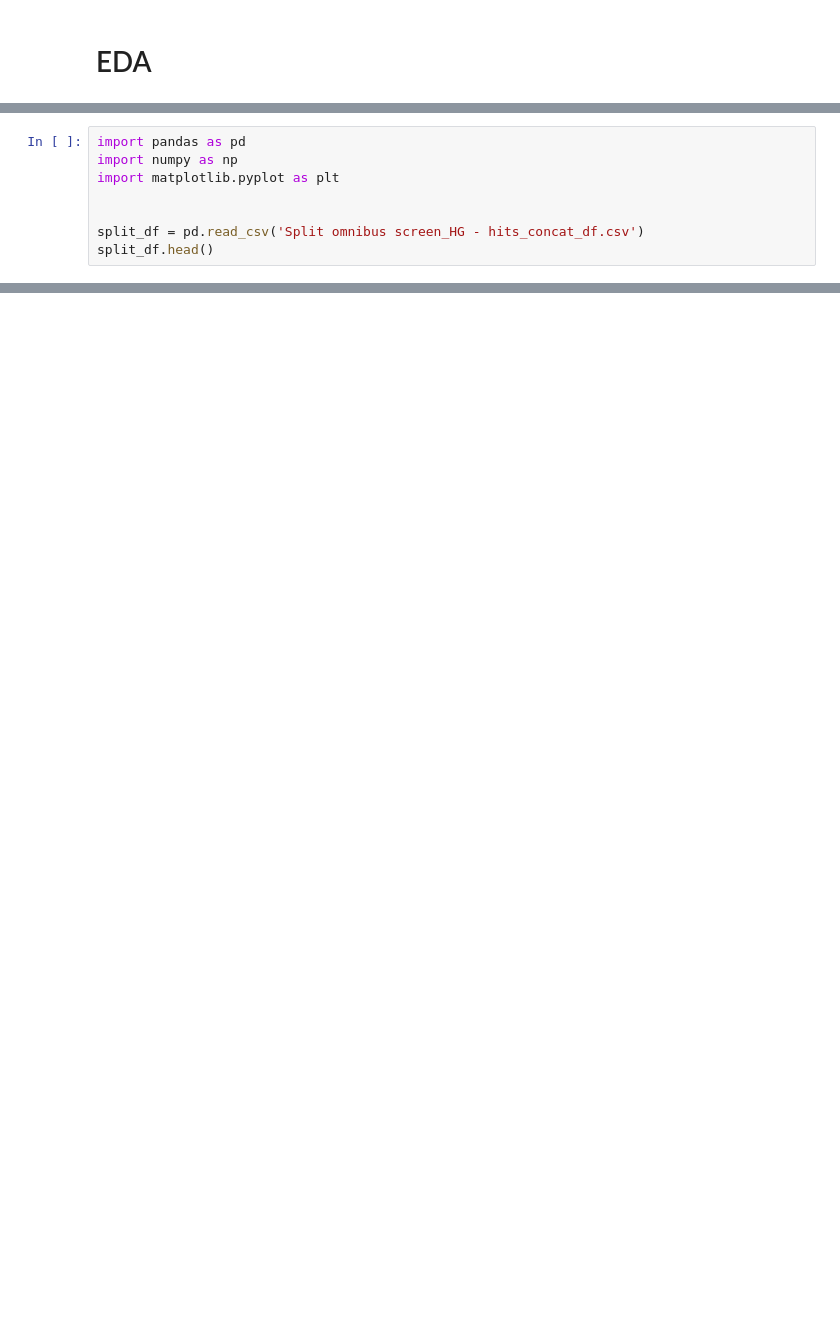
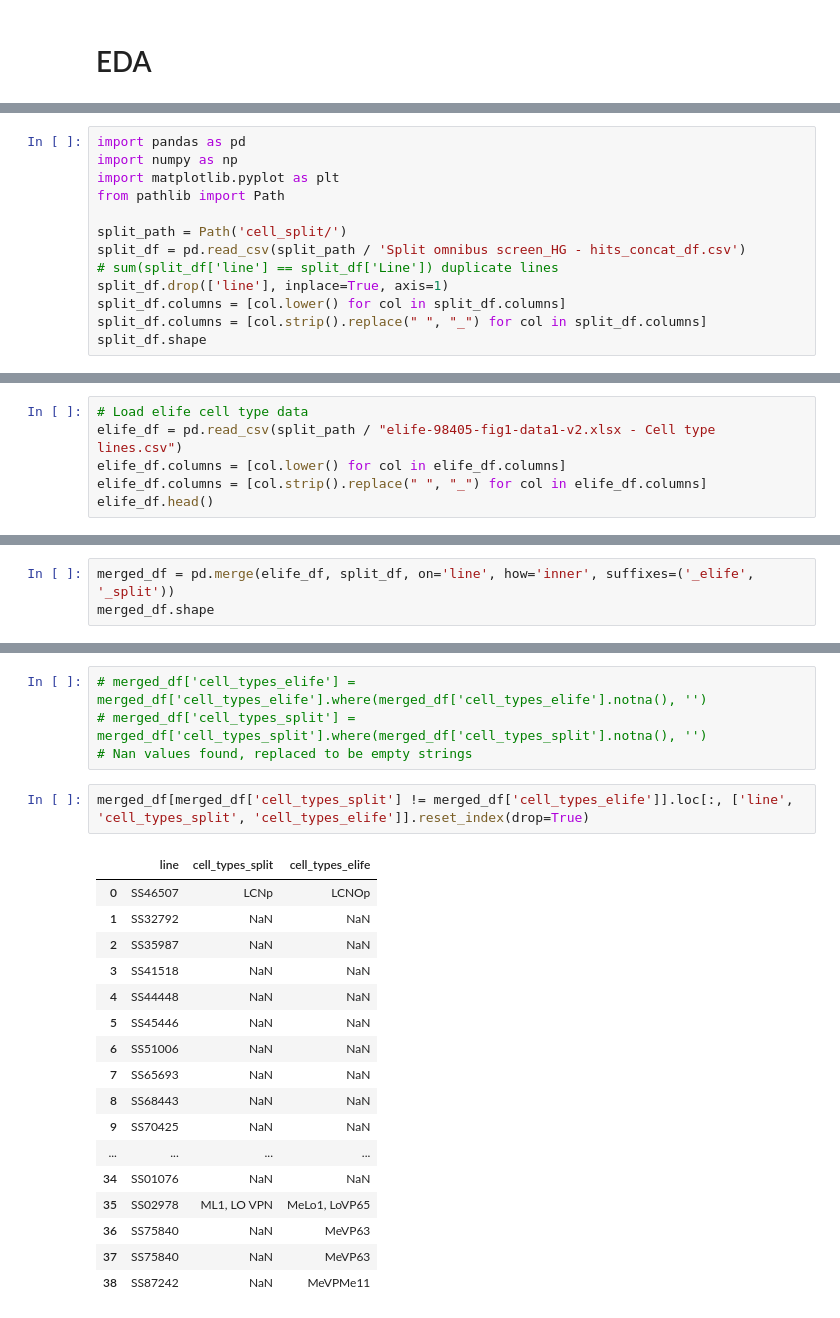
Before and after one commit to NovaBro/neuroinfo_fruitfly, a Jupyter notebook: eda.ipynb, the cells around one changed output, grey strips where cells are left out. Cells and saved outputs as stored; diff of their text form; blank space fills up the shorter version.

```diff
--- a/eda.ipynb
+++ b/eda.ipynb
@@ -7,8 +6,13 @@ run `s3_download_fast.sh`
 import pandas as pd
 import numpy as np
 import matplotlib.pyplot as plt
+from pathlib import Path
 
-
-split_df = pd.read_csv('Split omnibus screen_HG - hits_concat_df.csv')
-split_df.head()
+split_path = Path('cell_split/')
+split_df = pd.read_csv(split_path / 'Split omnibus screen_HG - hits_concat_df.csv')
+# sum(split_df['line'] == split_df['Line']) duplicate lines
+split_df.drop(['line'], inplace=True, axis=1)
+split_df.columns = [col.lower() for col in split_df.columns]
+split_df.columns = [col.strip().replace(" ", "_") for col in split_df.columns]
+split_df.shape
 # %% [output]
@@ -25,0 +47,6 @@ for line in split_df['line'].tolist():
+# %%
+# Load elife cell type data
+elife_df = pd.read_csv(split_path / "elife-98405-fig1-data1-v2.xlsx - Cell type lines.csv")
+elife_df.columns = [col.lower() for col in elife_df.columns]
+elife_df.columns = [col.strip().replace(" ", "_") for col in elife_df.columns]
+elife_df.head()
@@ -25,0 +62,3 @@ for line in split_df['line'].tolist():
+# %%
+merged_df = pd.merge(elife_df, split_df, on='line', how='inner', suffixes=('_elife', '_split'))
+merged_df.shape
@@ -25,0 +79,24 @@ for line in split_df['line'].tolist():
+# %%
+# merged_df['cell_types_elife'] = merged_df['cell_types_elife'].where(merged_df['cell_types_elife'].notna(), '')
+# merged_df['cell_types_split'] = merged_df['cell_types_split'].where(merged_df['cell_types_split'].notna(), '')
+# Nan values found, replaced to be empty strings
+# %%
+merged_df[merged_df['cell_types_split'] != merged_df['cell_types_elife']].loc[:, ['line', 'cell_types_split', 'cell_types_elife']].reset_index(drop=True)
+# %% [output]
+|  | line | cell_types_split | cell_types_elife |
+| 0 | SS46507 | LCNp | LCNOp |
+| 1 | SS32792 | NaN | NaN |
+| 2 | SS35987 | NaN | NaN |
+| 3 | SS41518 | NaN | NaN |
+| 4 | SS44448 | NaN | NaN |
+| 5 | SS45446 | NaN | NaN |
+| 6 | SS51006 | NaN | NaN |
+| 7 | SS65693 | NaN | NaN |
+| 8 | SS68443 | NaN | NaN |
+| 9 | SS70425 | NaN | NaN |
+| ... | ... | ... | ... |
+| 34 | SS01076 | NaN | NaN |
+| 35 | SS02978 | ML1, LO VPN | MeLo1, LoVP65 |
+| 36 | SS75840 | NaN | MeVP63 |
+| 37 | SS75840 | NaN | MeVP63 |
+| 38 | SS87242 | NaN | MeVPMe11 |
```
Also changed, not shown: parts of 13 cells of this notebook, 17 other files.
